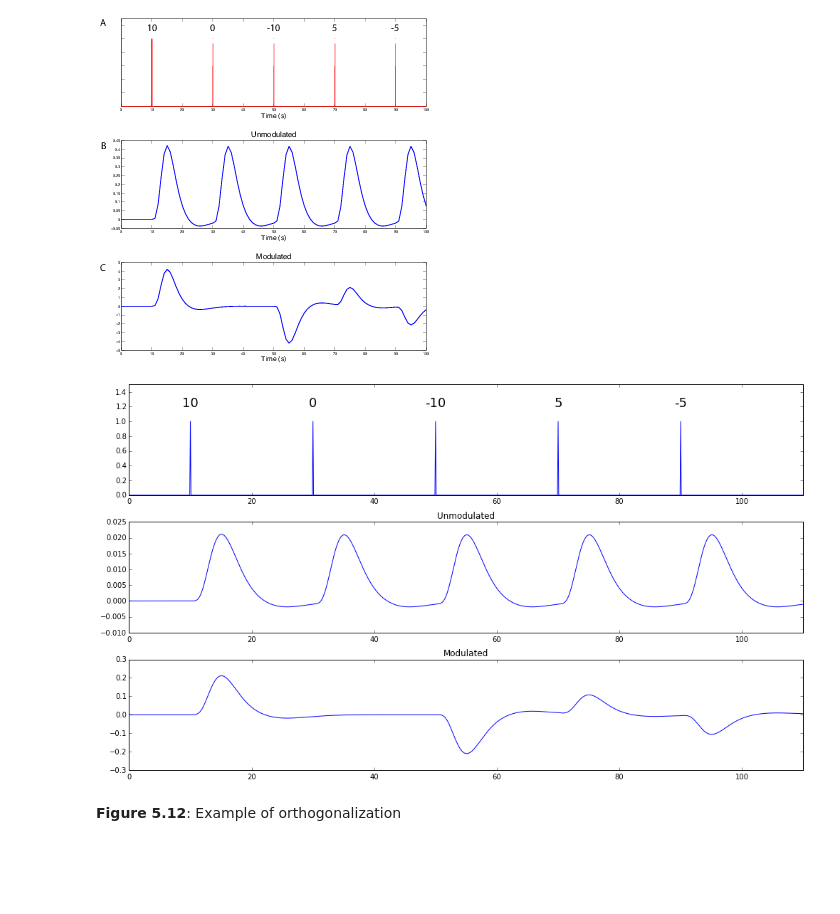
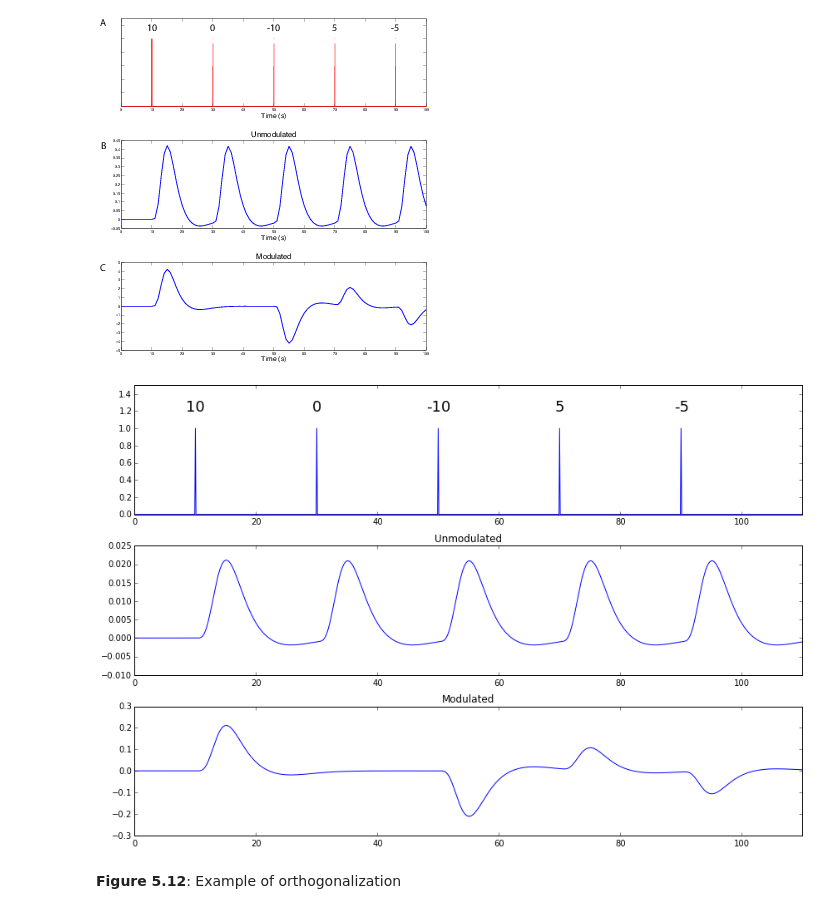
Before and after one commit to poldrack/fmri-handbook-2e-code, a Jupyter notebook: notebooks/Chapter5-SingleSubjectAnalysis/Chapter5-SingleSubjectAnalysis.ipynb, the cells around one changed output. Cells and saved outputs as stored; diff of their text form; code cells hidden in the pictures; blank space fills up the shorter version.

```diff
--- a/notebooks/Chapter5-SingleSubjectAnalysis/Chapter5-SingleSubjectAnalysis.ipynb
+++ b/notebooks/Chapter5-SingleSubjectAnalysis/Chapter5-SingleSubjectAnalysis.ipynb
@@ -387,3 +389,35 @@ __Figure 5.10__:  Comparison of convoultion in original time resolution and high
 WImage(filename=os.path.join(orig_figuredir,'Figure_5_10.pdf'))
 # %% [output]
 [figure]
+# %%
+onsets=[0,0,1,2]
+durations=[1,2,1,1]
+npts=25
+regressors_high=numpy.zeros((250,len(onsets)))
+regressors_low=numpy.zeros((9,len(onsets)))
+
+for i in range(len(onsets)):
+    design=([onsets[i]],[durations[i]],[1])
+    rh,_=compute_regressor(design,'spm',numpy.arange(0,25,0.1),oversampling=10)
+    rl,_=compute_regressor(design,'spm',numpy.arange(0,25,3),oversampling=1)
+    regressors_high[:,i]=rh[:,0]
+    regressors_low[:,i]=rl[:,0]
+
+legendtext=['0s - 1s ','0s - 2s','1s - 2s','2s - 3s']
+plt.figure(figsize=(14,4))
+plt.subplot(1,3,1)
+plt.plot(numpy.arange(0,25,0.1),regressors_high,linewidth=2)
+plt.title('Time resolution = 0.1s',fontsize=18)
+plt.legend(legendtext,fontsize=16)
+plt.subplot(1,3,2)
+#plt.plot(numpy.arange(0,25,3),regressors_high[range(0,len(regressors_high),30)],linewidth=2)
+plt.plot(numpy.arange(0,25,3),regressors_low,linewidth=2,linestyle='--')
+plt.title('Time resolution = 3s',fontsize=18)
+plt.legend(legendtext,fontsize=16)
+plt.subplot(1,3,3)
+plt.plot(numpy.arange(0,25,3),regressors_high[range(0,len(regressors_high),30)],linewidth=2)
+plt.title('Resampled from 0.1s to 3s',fontsize=18)
+plt.legend(legendtext,fontsize=16)
+
+plt.tight_layout()
+plt.savefig(os.path.join(figuredir,'Figure_5_10.svg'),format='svg',dpi=1200)
@@ -400,35 +436,35 @@ onsets=[100,300,500,700,900]
 tr=0.1
 ts[onsets]=1
 parametric=[10,0,-10,5,-5]
 tsp=numpy.zeros(1100)
 tsp[onsets]=parametric
 
-plt.figure(figsize=(14,8))
+plt.figure(figsize=(12,8))
 plt.subplot(3,1,1)
 plt.plot(timepoints,ts)
 plt.axis([0,110,0,1.5])
 #plt.text(onsets*tr,1.2,'test')
 for i in range(len(parametric)):
     plt.text(onsets[i]*tr,1.2,'%d'%parametric[i],fontsize=18,horizontalalignment='center')
 
 plt.subplot(3,1,2)
 hrf=spm_hrf(1.,oversampling=10)
 conv=numpy.convolve(ts,hrf)
 plt.plot(timepoints,conv[:len(timepoints)])
 plt.axis([0,110,-0.01,0.025])
 plt.title('Unmodulated')
 
 plt.subplot(3,1,3)
 hrf=spm_hrf(1.,oversampling=10)
 conv=numpy.convolve(tsp,hrf)
 plt.plot(timepoints,conv[:len(timepoints)])
 plt.axis([0,110,-0.3,0.3])
 plt.title('Modulated')
 
 plt.tight_layout()
 plt.savefig(os.path.join(figuredir,'Figure_5_11.svg'),format='svg',dpi=1200)
 # %% [output]
-[figure, old version]
+[figure, new version]
 # %% [markdown]
 __Figure 5.12__: Example of orthogonalization
 # %%
```
Also changed, not shown: parts of 17 cells of this notebook.
